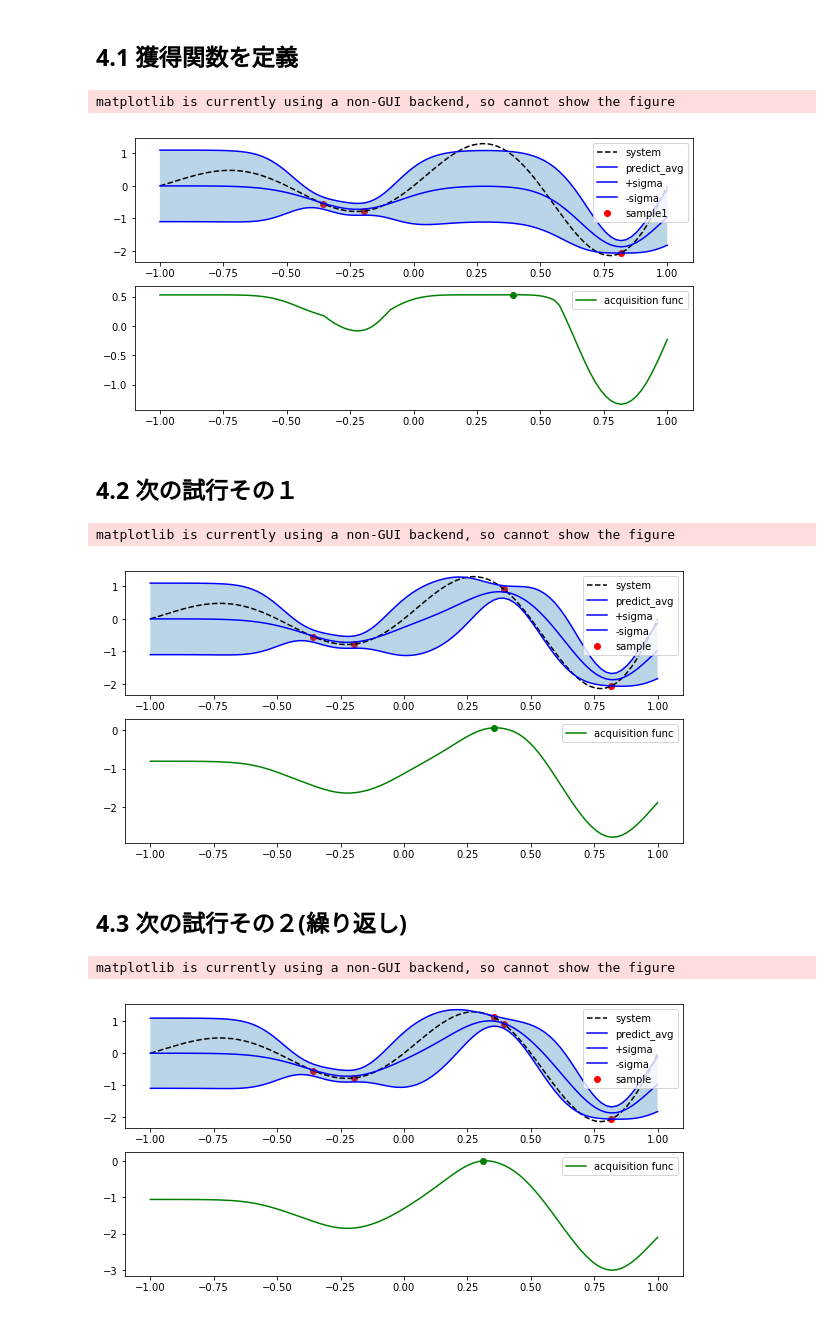
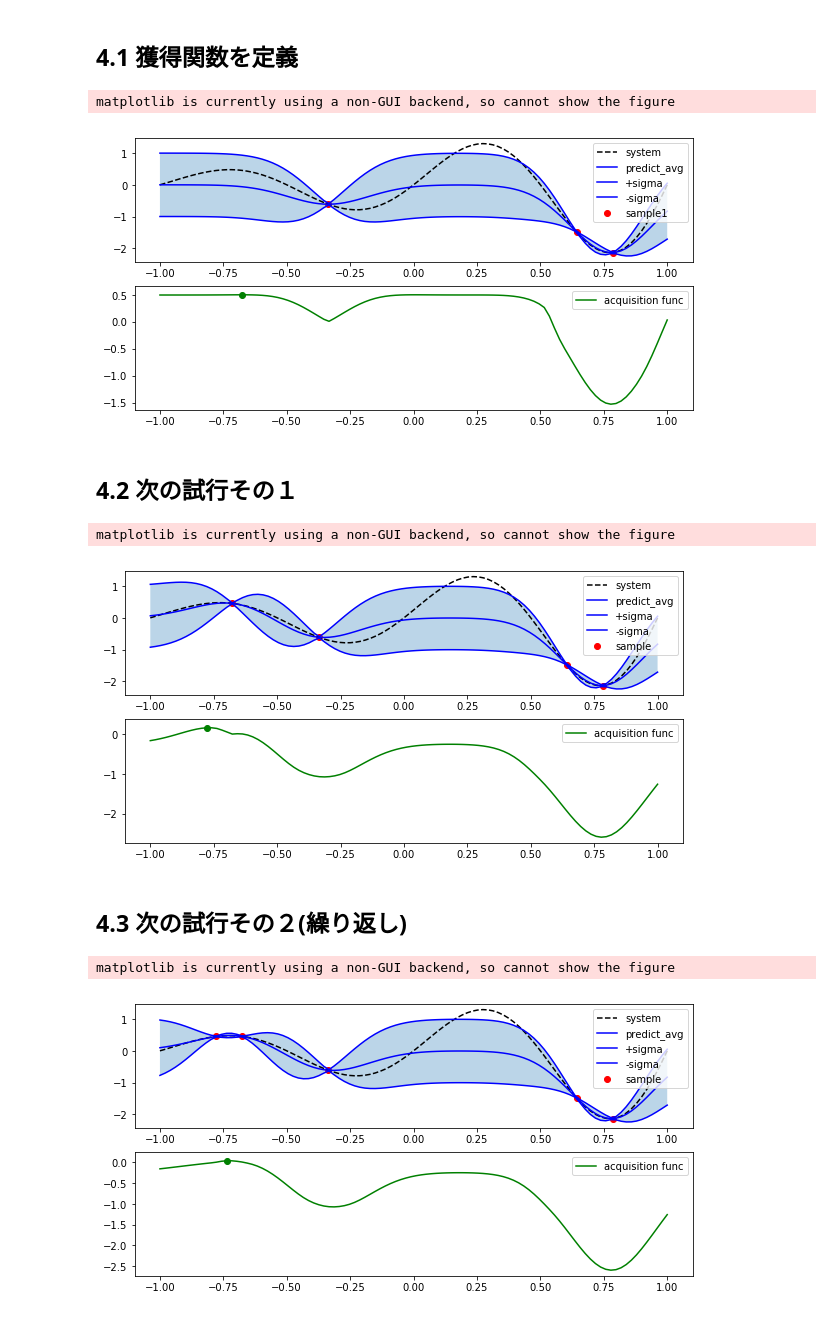
Before and after one commit to kyohei-123/Bayesian-optimization, a Jupyter notebook: BayesianOptimization_1D.ipynb, the cells around one changed output. Cells and saved outputs as stored; diff of their text form; code cells hidden in the pictures.

```diff
--- a/BayesianOptimization_1D.ipynb
+++ b/BayesianOptimization_1D.ipynb
@@ -102,8 +115,11 @@ class GaussProcess:
             ypred[i] = k1.T.dot(Kinv).dot(self.ytrain)
             vari[i] = k2 - k1.T.dot(Kinv).dot(k1)
 
+        self.k1 = k1
+        self.k2 = k2
+
         return ypred, vari
 # %%
 #サンプルデータをガウス過程にフィッティング
-my_gp = GaussProcess(theta1=1.0, theta2=0.05, theta3=0.1)
+my_gp = GaussProcess(theta1=1.0, theta2=0.05, theta3=0.0001)
 my_gp.fit(xs,ys)
@@ -109,0 +163,14 @@ my_gp.fit(xs,ys)
+# %%
+## Visualize
+f, ax = plt.subplots(figsize=(10,5))
+ax.plot(xo,yo,label="system",linestyle="dashed",color="k")
+ax.scatter(xs,ys,label="sample1",color="r")
+ax.errorbar(xtest,ypred,yerr=np.sqrt(vari), fmt='o', label="prediction",color="b",ecolor='b',capsize=4,)
+ax.legend(fontsize=15)
+ax.set_xlabel("x",fontsize=20)
+ax.set_ylabel("y",fontsize=20)
+ax.grid()
+
+for i,(x, y) in enumerate(zip(xs.ravel(),ys.ravel())):
+    ax.annotate(f"(x{i+1},y{i+1})", xy = (x, y), size = 15,
+            color = "red")
@@ -167,8 +236,8 @@ ax = axs[0]
 ax.plot(xo,yo,label="system",linestyle="dashed",color="k")
 ax.scatter(xs,ys,label="sample1",color="r")
 ax.plot(xtest,ypred,label="predict_avg",color="b")
-ax.plot(xtest,ypred+vari,label="+sigma",color="b")
-ax.plot(xtest,ypred-vari,label="-sigma",color="b")
+ax.plot(xtest,ypred+np.sqrt(vari),label="+sigma",color="b")
+ax.plot(xtest,ypred-np.sqrt(vari),label="-sigma",color="b")
 ax.fill_between(
     xtest.flatten(),
     y_upr,
@@ -185,7 +254,7 @@ ax.legend()
 f.show()
 # %% [output]
 matplotlib is currently using a non-GUI backend, so cannot show the figure
-[figure, old version]
+[figure, new version]
 # %% [markdown]
 ## 4.2 次の試行その１
 # %%
@@ -197,15 +266,15 @@ xsnext = xtest[maxid]
 xs = np.append(xs,xsnext)
 ys = my_system(xs)
 
-my_gp = GaussProcess(theta1=1.0, theta2=0.05, theta3=0.1)
+my_gp = GaussProcess(theta1=1.0, theta2=0.05, theta3=0.0001)
 my_gp.fit(xs,ys)
 
 ypred, vari = my_gp.predict(xtest)
 
 ##可視化用にデータ整形
-y_upr = ypred+vari
+y_upr = ypred+np.sqrt(vari)
 y_upr = y_upr.flatten()
-y_lwr = ypred-vari
+y_lwr = ypred-np.sqrt(vari)
 y_lwr = y_lwr.flatten()
 
 
@@ -219,8 +288,8 @@ ax = axs[0]
 ax.plot(xo,yo,label="system",linestyle="dashed",color="k")
 ax.scatter(xs,ys,label="sample",color="r")
 ax.plot(xtest,ypred,label="predict_avg",color="b")
-ax.plot(xtest,ypred+vari,label="+sigma",color="b")
-ax.plot(xtest,ypred-vari,label="-sigma",color="b")
+ax.plot(xtest,ypred+np.sqrt(vari),label="+sigma",color="b")
+ax.plot(xtest,ypred-np.sqrt(vari),label="-sigma",color="b")
 ax.fill_between(
     xtest.flatten(),
     y_upr,
@@ -237,7 +306,7 @@ ax.legend()
 f.show()
 # %% [output]
 matplotlib is currently using a non-GUI backend, so cannot show the figure
-[figure, old version]
+[figure, new version]
 # %% [markdown]
 ## 4.3 次の試行その２(繰り返し)
 # %%
@@ -249,44 +318,44 @@ xsnext = xtest[maxid]
 xs = np.append(xs,xsnext)
 ys = my_system(xs)
 
-my_gp = GaussProcess(theta1=1.0, theta2=0.05, theta3=0.1)
+my_gp = GaussProcess(theta1=1.0, theta2=0.05, theta3=0.0001)
 my_gp.fit(xs,ys)
 
 ypred, vari = my_gp.predict(xtest)
 
 ##可視化用にデータ整形
-y_upr = ypred+vari
+y_upr = ypred+np.sqrt(vari)
 y_upr = y_upr.flatten()
-y_lwr = ypred-vari
+y_lwr = ypred-np.sqrt(vari)
 y_lwr = y_lwr.flatten()
 
 
 #獲得関数を計算
 ei = np.array([afunc(xs,ys,y,v) for y,v in zip(ypred,vari) ])
 
 
 ## Visualize
 f, axs = plt.subplots(2,1,figsize=(10,5))
 ax = axs[0]
 ax.plot(xo,yo,label="system",linestyle="dashed",color="k")
 ax.scatter(xs,ys,label="sample",color="r")
 ax.plot(xtest,ypred,label="predict_avg",color="b")
-ax.plot(xtest,ypred+vari,label="+sigma",color="b")
-ax.plot(xtest,ypred-vari,label="-sigma",color="b")
+ax.plot(xtest,ypred+np.sqrt(vari),label="+sigma",color="b")
+ax.plot(xtest,ypred-np.sqrt(vari),label="-sigma",color="b")
 ax.fill_between(
     xtest.flatten(),
     y_upr,
     y_lwr,
     alpha=0.3,
 )
 ax.legend()
 
 ax  = axs[1]
 ax.plot(xtest,ei,label="acquisition func",linestyle="solid",color="g")
 ax.scatter(xtest[np.argmax(ei)],ei.max(),color="g")
 ax.legend()
 
 f.show()
 # %% [output]
 matplotlib is currently using a non-GUI backend, so cannot show the figure
-[figure, old version]
+[figure, new version]
```
Also changed, not shown: parts of 7 cells of this notebook.
